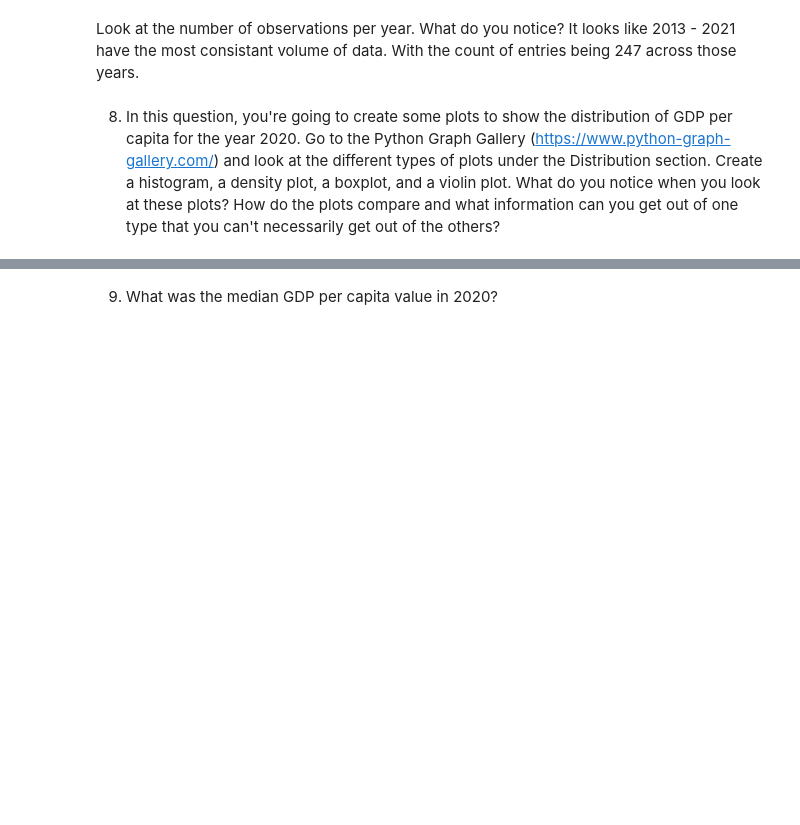
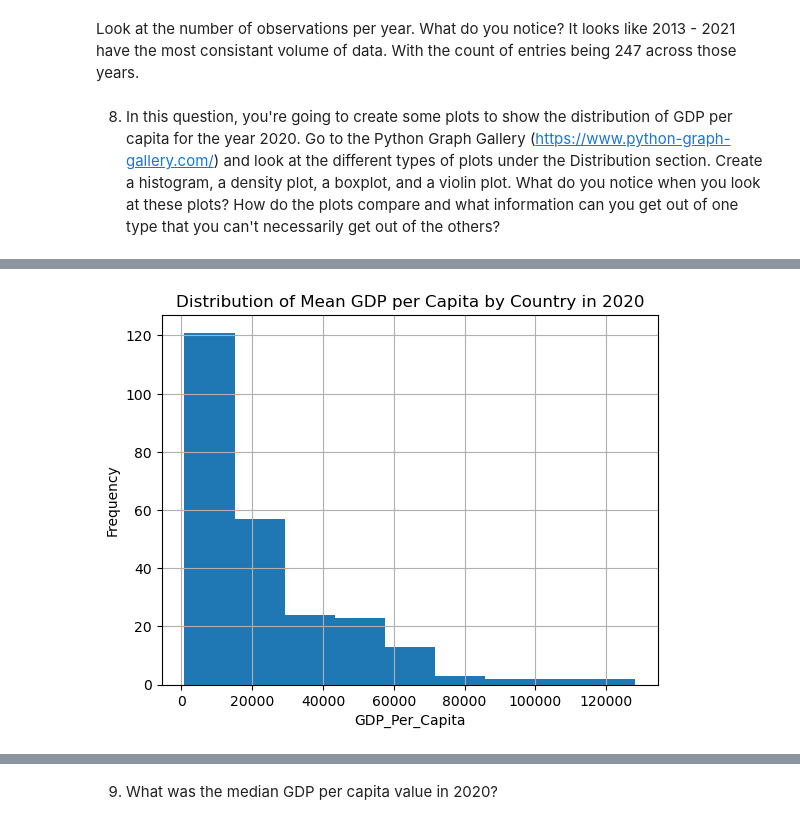
Before and after one commit to NSS-Data-Analytics-Cohort-14/gdp-and-internet-usage-Hannah00Donnelly, a Jupyter notebook: notebooks/gdp_internet_hdonnelly.ipynb, the cells around one changed output, grey strips where cells are left out. Cells and saved outputs as stored; diff of their text form; code cells hidden in the pictures; blank space fills up the shorter version.

```diff
--- a/notebooks/gdp_internet_hdonnelly.ipynb
+++ b/notebooks/gdp_internet_hdonnelly.ipynb
@@ -185,0 +194,14 @@ It looks like 2013 - 2021 have the most consistant volume of data. With the coun
+# %%
+gdp_2020 = gdp_df[gdp_df['Year']==2020]
+
+gdp_2020_country = gdp_2020.groupby('Country')['GDP_Per_Capita'].mean()
+
+gdp_2020_country.hist(bins=9)
+
+plt.xlabel('GDP_Per_Capita')
+plt.ylabel('Frequency')
+plt.title('Distribution of Mean GDP per Capita by Country in 2020')
+
+plt.show()
+# %% [output]
+[figure, added]
```
Also changed, not shown: parts of 5 cells of this notebook.
